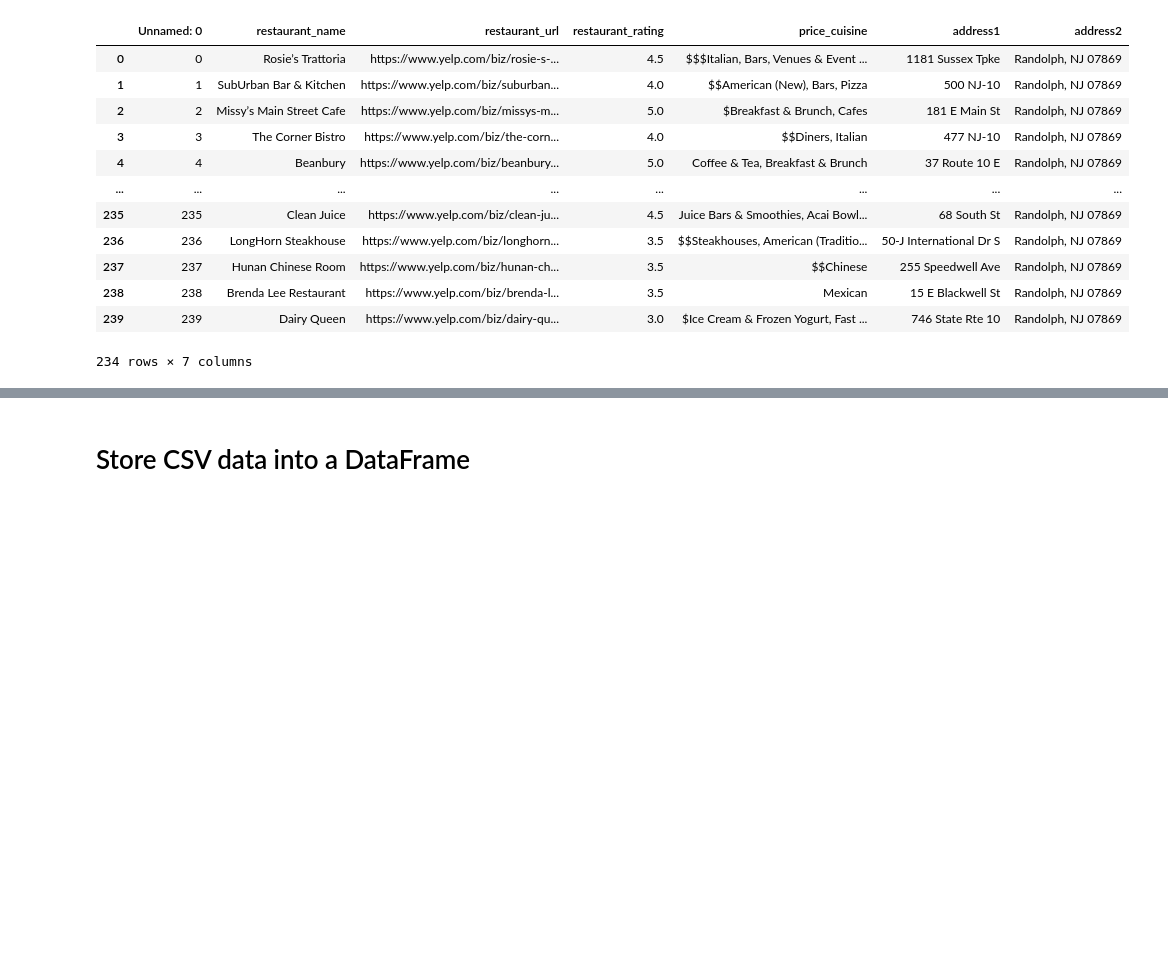
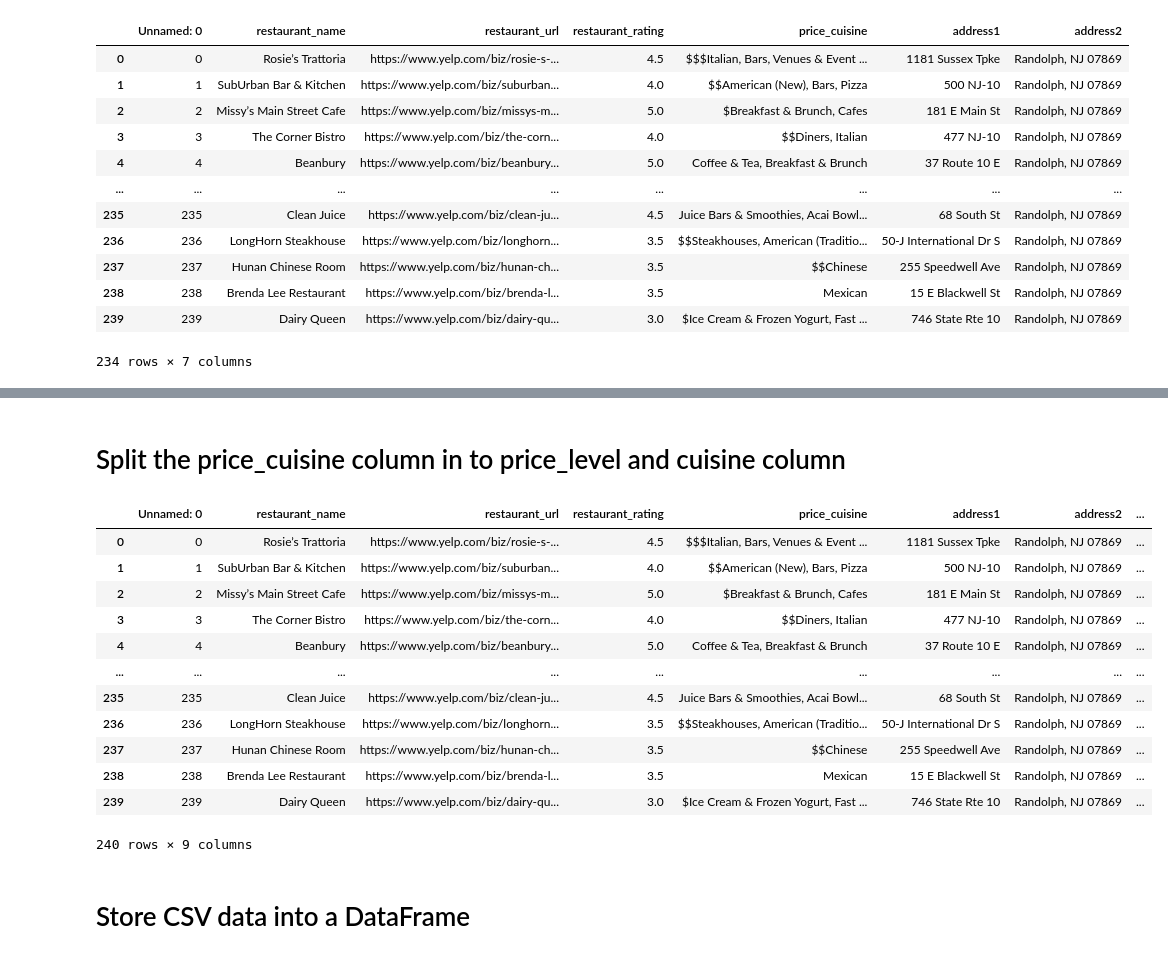
Before and after one commit to deliahellander/ETL-Project, a Jupyter notebook: Transformation/Transformation.ipynb, the cells around one changed output, grey strips where cells are left out. Saved outputs shown, nothing was run; the diff lists cells and outputs as text; code cells hidden in the pictures; blank space fills up the shorter version.

Commit message:
split columns

```diff
--- a/Transformation/Transformation.ipynb
+++ b/Transformation/Transformation.ipynb
@@ -161,3 +188,35 @@ new_yelp_df
+# %% [markdown]
+# Split the price_cuisine column in to price_level and cuisine column
+# %%
+#new_yelp_df[['price_level','cuisine']] = new_yelp_df["price_cuisine"].str.split("$", expand=True,)
+#new_yelp_df
+price_level = []
+cuisine = []
+for index, row in yelp_df.iterrows():
+    price_cuisine = re.split(r'(\$+)', row['price_cuisine'])
+    if len(price_cuisine) == 1:
+        price_level.append("")
+        cuisine.append(price_cuisine[0])
+    else:
+        price_level.append(price_cuisine[1])
+        cuisine.append(price_cuisine[2])
+yelp_df['price_level'] = price_level
+yelp_df['cuisine'] = cuisine
+yelp_df
+# %% [output]
+|  | Unnamed: 0 | restaurant_name | restaurant_url | restaurant_rating | price_cuisine | address1 | address2 | ... |
+| 0 | 0 | Rosie’s Trattoria | https://www.yelp.com/biz/rosie-s-... | 4.5 | $$$Italian, Bars, Venues & Event ... | 1181 Sussex Tpke | Randolph, NJ 07869 | ... |
+| 1 | 1 | SubUrban Bar & Kitchen | https://www.yelp.com/biz/suburban... | 4.0 | $$American (New), Bars, Pizza | 500 NJ-10 | Randolph, NJ 07869 | ... |
+| 2 | 2 | Missy’s Main Street Cafe | https://www.yelp.com/biz/missys-m... | 5.0 | $Breakfast & Brunch, Cafes | 181 E Main St | Randolph, NJ 07869 | ... |
+| 3 | 3 | The Corner Bistro | https://www.yelp.com/biz/the-corn... | 4.0 | $$Diners, Italian | 477 NJ-10 | Randolph, NJ 07869 | ... |
+| 4 | 4 | Beanbury | https://www.yelp.com/biz/beanbury... | 5.0 | Coffee & Tea, Breakfast & Brunch | 37 Route 10 E | Randolph, NJ 07869 | ... |
+| ... | ... | ... | ... | ... | ... | ... | ... | ... |
+| 235 | 235 | Clean Juice | https://www.yelp.com/biz/clean-ju... | 4.5 | Juice Bars & Smoothies, Acai Bowl... | 68 South St | Randolph, NJ 07869 | ... |
+| 236 | 236 | LongHorn Steakhouse | https://www.yelp.com/biz/longhorn... | 3.5 | $$Steakhouses, American (Traditio... | 50-J International Dr S | Randolph, NJ 07869 | ... |
+| 237 | 237 | Hunan Chinese Room | https://www.yelp.com/biz/hunan-ch... | 3.5 | $$Chinese | 255 Speedwell Ave | Randolph, NJ 07869 | ... |
+| 238 | 238 | Brenda Lee Restaurant | https://www.yelp.com/biz/brenda-l... | 3.5 | Mexican | 15 E Blackwell St | Randolph, NJ 07869 | ... |
+| 239 | 239 | Dairy Queen | https://www.yelp.com/biz/dairy-qu... | 3.0 | $Ice Cream & Frozen Yogurt, Fast ... | 746 State Rte 10 | Randolph, NJ 07869 | ... |
+240 rows × 9 columns
 # %% [markdown]
 # Store CSV data into a DataFrame
 # %%
```
Also changed, not shown: parts of 4 cells of this notebook.
